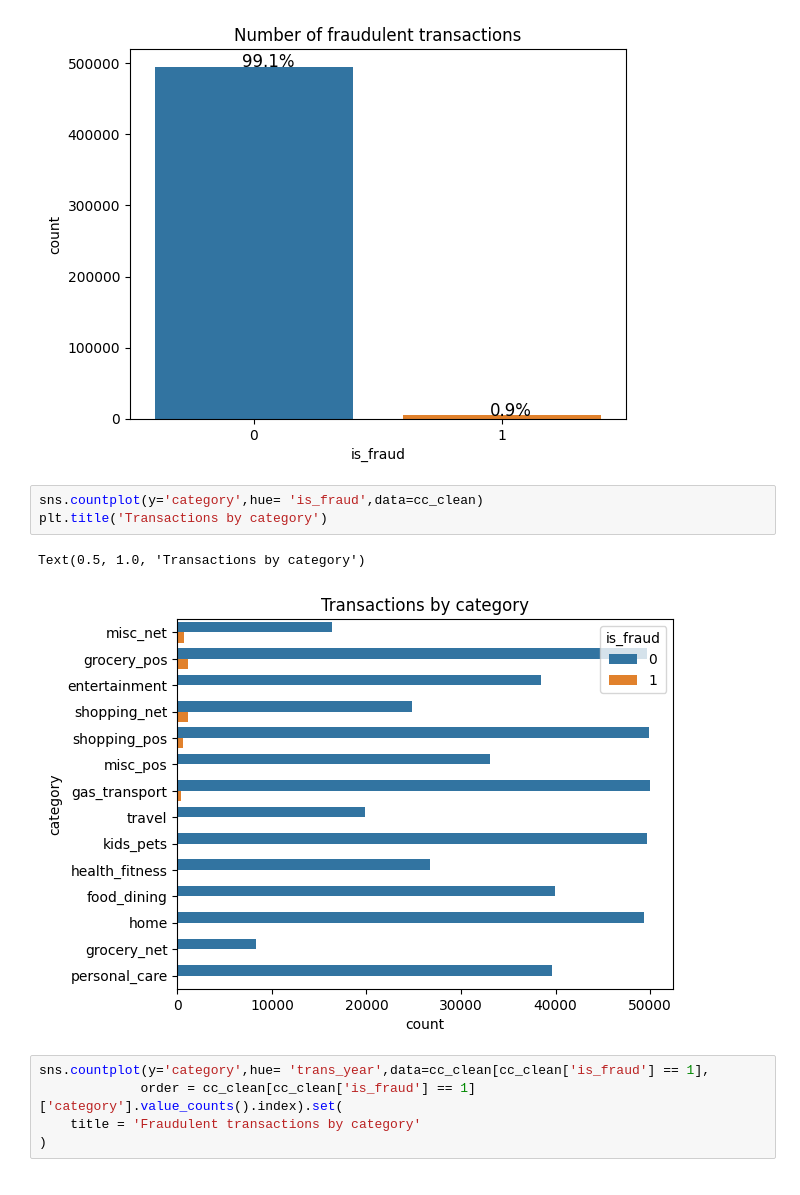
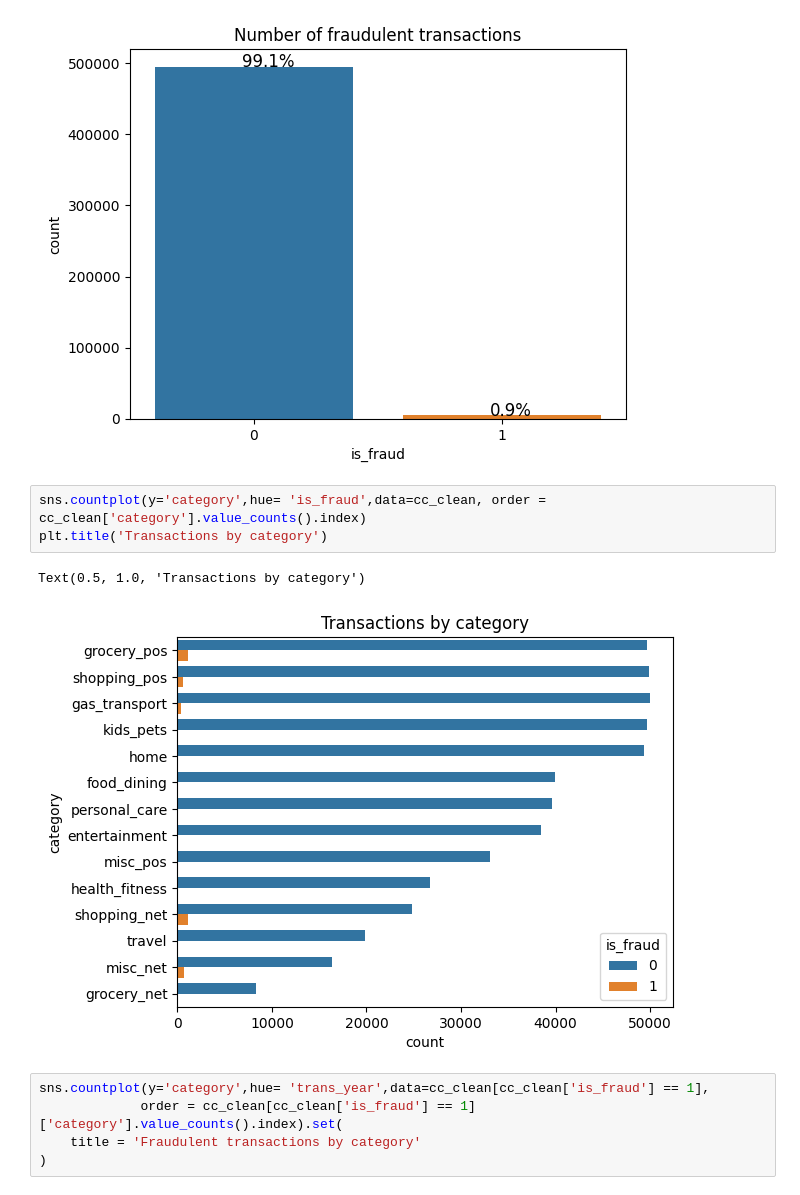
Before and after one commit to kcbioy/dsfc10-sprint3-grp2-constars, a Jupyter notebook: wk1_lab/grp2_sp3wk1_lab_activity.ipynb, the cells around one changed output. Drawn from its saved outputs; the diff is of its cells as text.

```diff
--- a/wk1_lab/grp2_sp3wk1_lab_activity.ipynb
+++ b/wk1_lab/grp2_sp3wk1_lab_activity.ipynb
@@ -107,11 +107,11 @@ Number of transactions:
 Name: is_fraud, dtype: int64
 [figure]
 # %%
-sns.countplot(y='category',hue= 'is_fraud',data=cc_clean)
+sns.countplot(y='category',hue= 'is_fraud',data=cc_clean, order = cc_clean['category'].value_counts().index)
 plt.title('Transactions by category')
 # %% [output]
 Text(0.5, 1.0, 'Transactions by category')
-[figure, old version]
+[figure, new version]
 # %%
 sns.countplot(y='category',hue= 'trans_year',data=cc_clean[cc_clean['is_fraud'] == 1],
              order = cc_clean[cc_clean['is_fraud'] == 1]['category'].value_counts().index).set(
```
Also changed, not shown: parts of 2 cells of this notebook.
